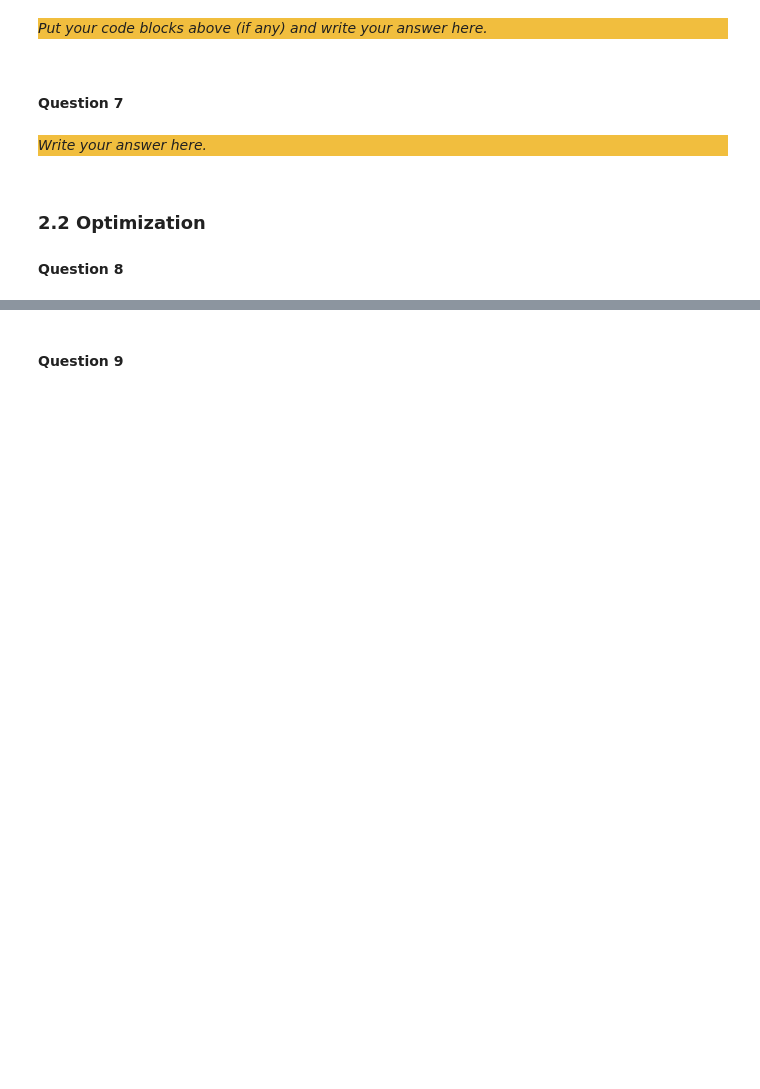
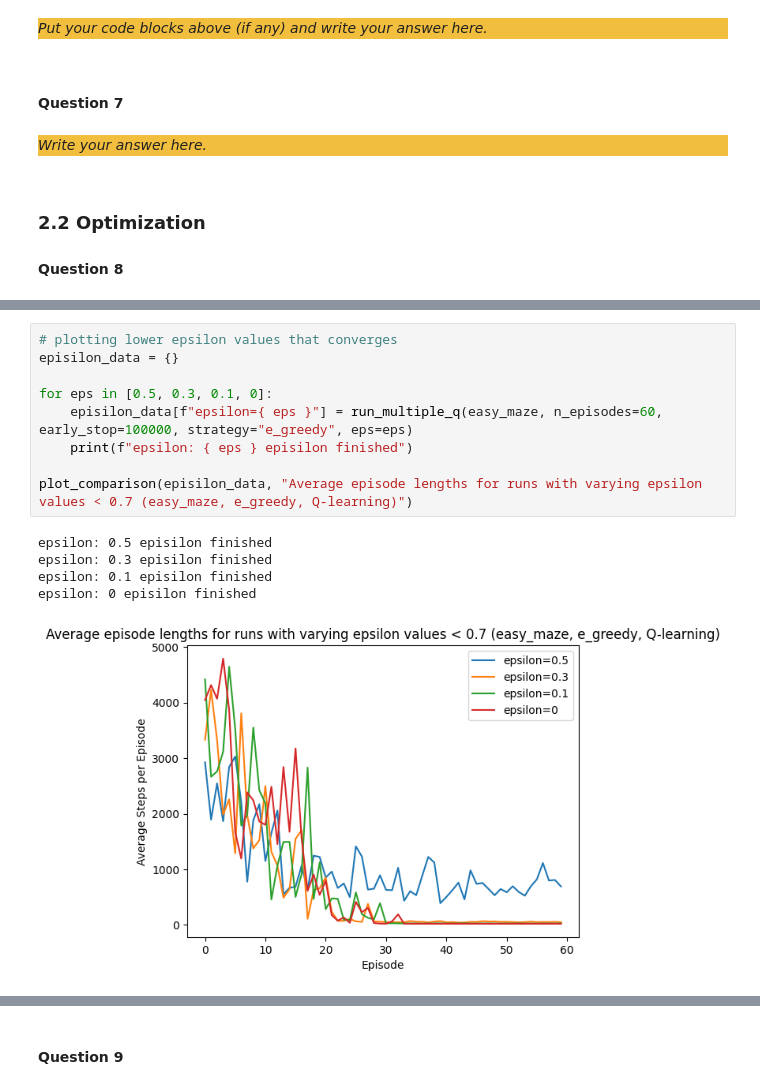
Before and after one commit to fusiatique/ci-assignments, a Jupyter notebook: assignment_3/src/Main.ipynb, the cells around one changed output, grey strips where cells are left out. Saved outputs shown, nothing was run; the diff lists cells and outputs as text; blank space fills up the shorter version.

```diff
--- a/assignment_3/src/Main.ipynb
+++ b/assignment_3/src/Main.ipynb
@@ -580,0 +590,15 @@ _Put your code blocks above (if any) and write your answer here._
+# %%
+# plotting lower epsilon values that converges
+episilon_data = {}
+
+for eps in [0.5, 0.3, 0.1, 0]:
+    episilon_data[f"epsilon={ eps }"] = run_multiple_q(easy_maze, n_episodes=60, early_stop=100000, strategy="e_greedy", eps=eps)
+    print(f"epsilon: { eps } episilon finished")
+
+plot_comparison(episilon_data, "Average episode lengths for runs with varying epsilon values < 0.7 (easy_maze, e_greedy, Q-learning)")
+# %% [output]
+epsilon: 0.5 episilon finished
+epsilon: 0.3 episilon finished
+epsilon: 0.1 episilon finished
+epsilon: 0 episilon finished
+[figure, added]
```
Also changed, not shown: parts of 39 cells of this notebook.
